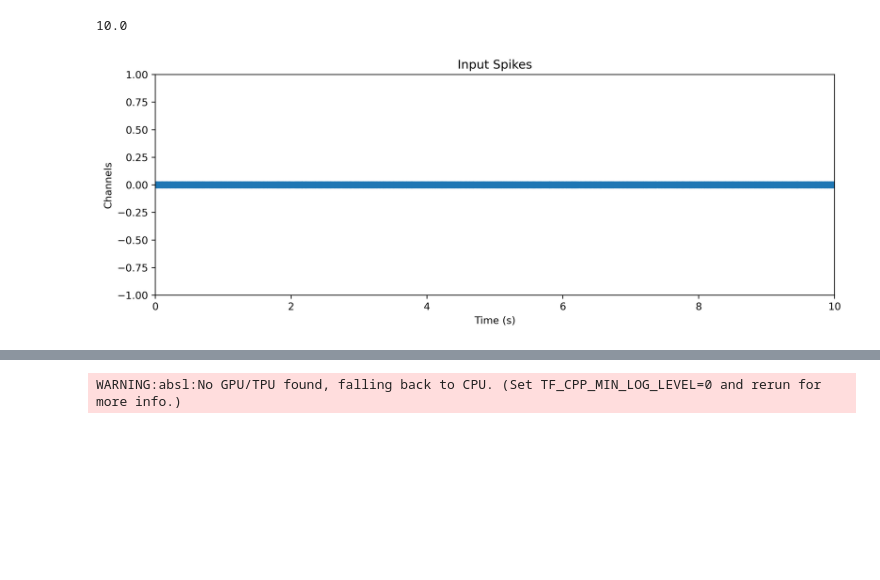
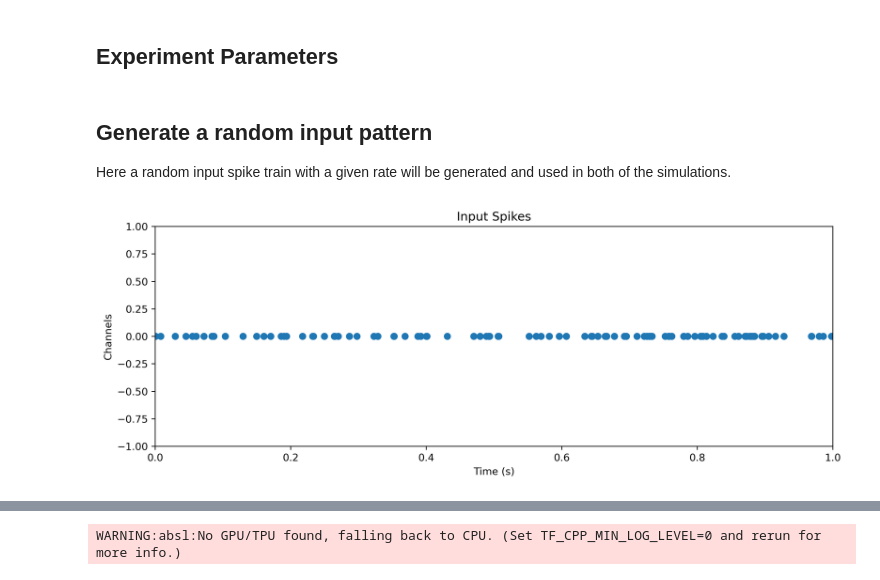
Before and after one commit to synsense/rockpool, a Jupyter notebook: docs/devices/DynapSE/timestep_comparison.ipynb, the cells around one changed output, grey strips where cells are left out. Saved outputs shown, nothing was run; the diff lists cells and outputs as text; code cells hidden in the pictures; blank space fills up the shorter version.

```diff
--- a/docs/devices/DynapSE/timestep_comparison.ipynb
+++ b/docs/devices/DynapSE/timestep_comparison.ipynb
@@ -1,3 +38,9 @@
+# %% [markdown]
+## Experiment Parameters
+# %%
+duration = 1.0
+n_channels = 1
+firing_rate = 100
 # %%
 import numpy as np
 from rockpool.timeseries import TSEvent, TSContinuous
@@ -16,16 +59,18 @@ sys.path.insert(
 )
 from dpi_gui import ResponseGUI, SpikeParams
 from utils import random_spike_train
+# %% [markdown]
+## Generate a random input pattern
+
+Here a random input spike train with a given rate will be generated and used in both of the simulations.
 # %%
 ts_spikes_random =  random_spike_train(
-    duration = 10,
-    n_channels = 1,
-    rate = 200,
-    dt = 1e-3,
+    duration = duration,
+    n_channels = n_channels,
+    rate = firing_rate,
+    dt = 1e-6,
     name = "Input Spikes"
 )
 ts_spikes_random.plot();
-ts_spikes_random.duration
 # %% [output]
-10.0
-[figure, old version]
+[figure, new version]
```
Also changed, not shown: parts of 11 cells of this notebook.
